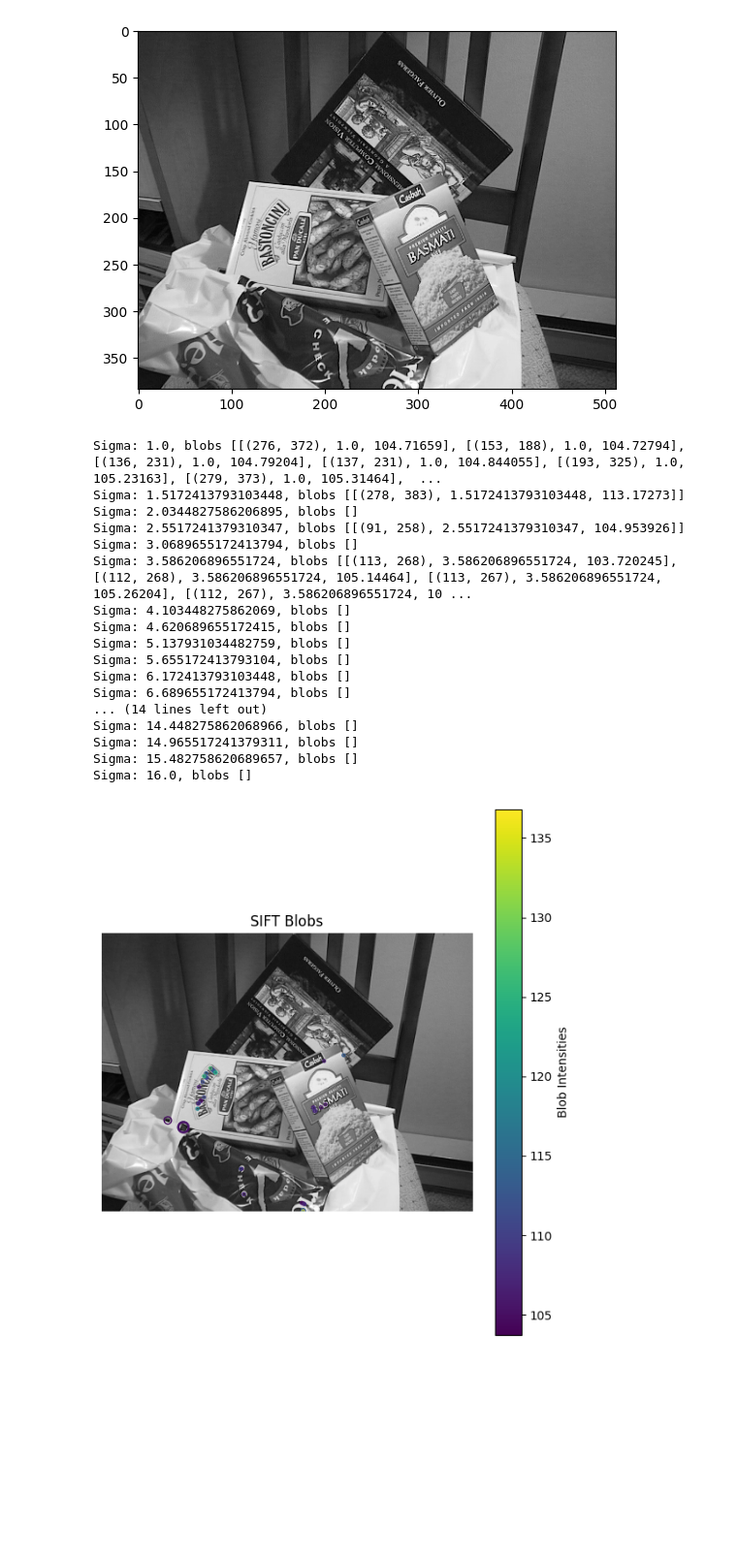
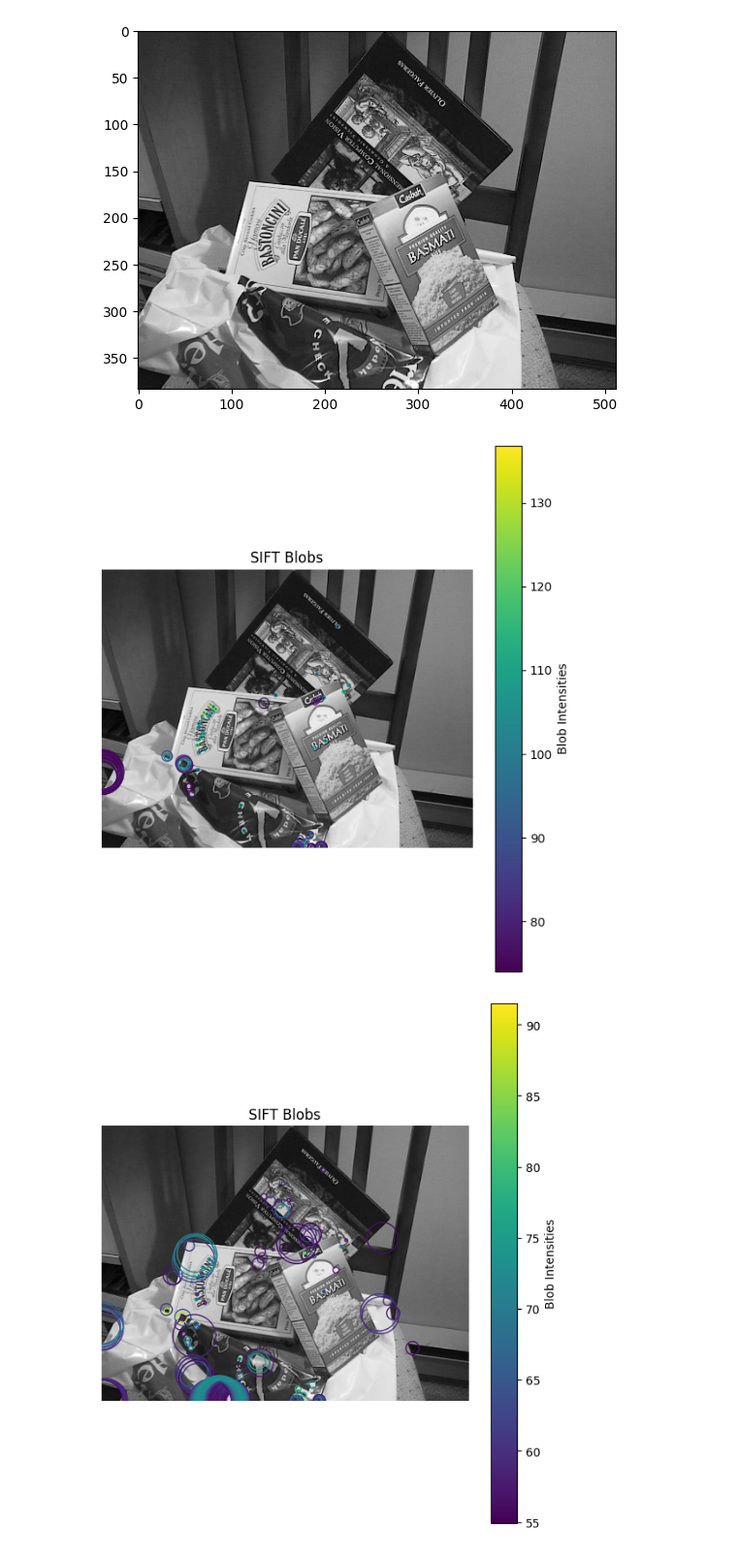
Before and after one commit to tsultan16/Computer_Vision, a Jupyter notebook: feature_detection/blob_detection.ipynb, the cells around one changed output. Shown at 97% size. Saved outputs shown, nothing was run; the diff lists cells and outputs as text; code cells hidden in the pictures; blank space fills up the shorter version.

```diff
--- a/feature_detection/blob_detection.ipynb
+++ b/feature_detection/blob_detection.ipynb
@@ -380,23 +348,10 @@ plt.imshow(img3, cmap='gray')
 <matplotlib.image.AxesImage at 0x...>
 [figure]
 # %%
-SIFT_blobs = SIFT(img3, threshold=0.75, window_size=3, max_blob_size=0.025, supression=False)
+SIFT_blobs = SIFT(img3, threshold=0.54, window_size=3, max_blob_size=0.025, supression=True)
 # %% [output]
-Sigma: 1.0, blobs [[(276, 372), 1.0, 104.71659], [(153, 188), 1.0, 104.72794], [(136, 231), 1.0, 104.79204], [(137, 231), 1.0, 104.844055], [(193, 325), 1.0, 105.23163], [(279, 373), 1.0, 105.31464],  ...
-Sigma: 1.5172413793103448, blobs [[(278, 383), 1.5172413793103448, 113.17273]]
-Sigma: 2.0344827586206895, blobs []
-Sigma: 2.5517241379310347, blobs [[(91, 258), 2.5517241379310347, 104.953926]]
-Sigma: 3.0689655172413794, blobs []
-Sigma: 3.586206896551724, blobs [[(113, 268), 3.586206896551724, 103.720245], [(112, 268), 3.586206896551724, 105.14464], [(113, 267), 3.586206896551724, 105.26204], [(112, 267), 3.586206896551724, 10 ...
-Sigma: 4.103448275862069, blobs []
-Sigma: 4.620689655172415, blobs []
-Sigma: 5.137931034482759, blobs []
-Sigma: 5.655172413793104, blobs []
-Sigma: 6.172413793103448, blobs []
-Sigma: 6.689655172413794, blobs []
-... (14 lines left out)
-Sigma: 14.448275862068966, blobs []
-Sigma: 14.965517241379311, blobs []
-Sigma: 15.482758620689657, blobs []
-Sigma: 16.0, blobs []
-[figure, old version]
+[figure, new version]
+# %%
+SIFT_blobs = SIFT_DoG(img3, threshold=0.6, window_size=5, max_blob_size=0.025, supression=True)
+# %% [output]
+[figure, added]
```
Also changed, not shown: parts of 4 cells of this notebook.
